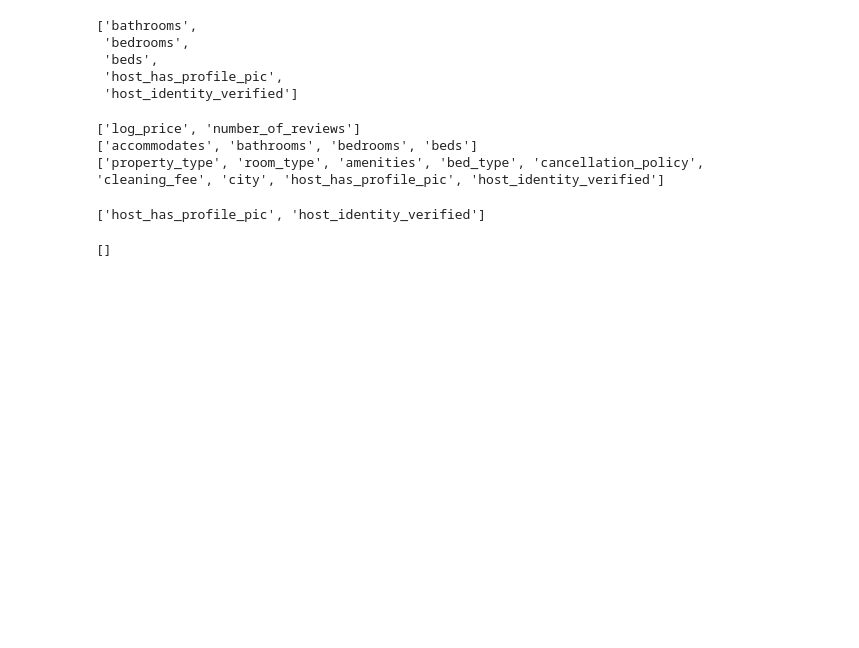
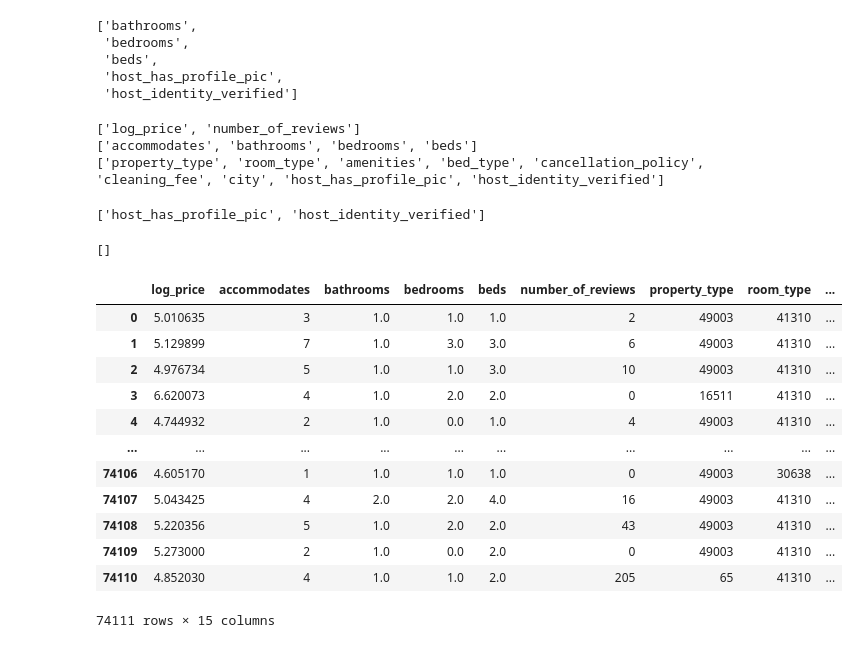
Before and after one commit to srecinos2023/Proyecto_final_stastiscalL, a Jupyter notebook: parte2_proyecto.ipynb, the cells around one changed output. Cells and saved outputs as stored; diff of their text form; code cells hidden in the pictures; blank space fills up the shorter version.

```diff
--- a/parte2_proyecto.ipynb
+++ b/parte2_proyecto.ipynb
@@ -291,3 +297,22 @@ for col in categoricasf:
+# %%
+#codificación de variable target.
+ohe_attrFlag = pd.get_dummies(dataf['cleaning_fee'], drop_first=True)
+dataf['cleaning_fee'] = ohe_attrFlag
+dataf
+# %% [output]
+|  | log_price | accommodates | bathrooms | bedrooms | beds | number_of_reviews | property_type | room_type | ... |
+| 0 | 5.010635 | 3 | 1.0 | 1.0 | 1.0 | 2 | 49003 | 41310 | ... |
+| 1 | 5.129899 | 7 | 1.0 | 3.0 | 3.0 | 6 | 49003 | 41310 | ... |
+| 2 | 4.976734 | 5 | 1.0 | 1.0 | 3.0 | 10 | 49003 | 41310 | ... |
+| 3 | 6.620073 | 4 | 1.0 | 2.0 | 2.0 | 0 | 16511 | 41310 | ... |
+| 4 | 4.744932 | 2 | 1.0 | 0.0 | 1.0 | 4 | 49003 | 41310 | ... |
+| ... | ... | ... | ... | ... | ... | ... | ... | ... | ... |
+| 74106 | 4.605170 | 1 | 1.0 | 1.0 | 1.0 | 0 | 49003 | 30638 | ... |
+| 74107 | 5.043425 | 4 | 2.0 | 2.0 | 4.0 | 16 | 49003 | 41310 | ... |
+| 74108 | 5.220356 | 5 | 1.0 | 2.0 | 2.0 | 43 | 49003 | 41310 | ... |
+| 74109 | 5.273000 | 2 | 1.0 | 0.0 | 2.0 | 0 | 49003 | 41310 | ... |
+| 74110 | 4.852030 | 4 | 1.0 | 1.0 | 2.0 | 205 | 65 | 41310 | ... |
+74111 rows × 15 columns
 # %%
 #tratamiento de outliers
 #funcion para graficas
```
Also changed, not shown: parts of 7 cells of this notebook.
